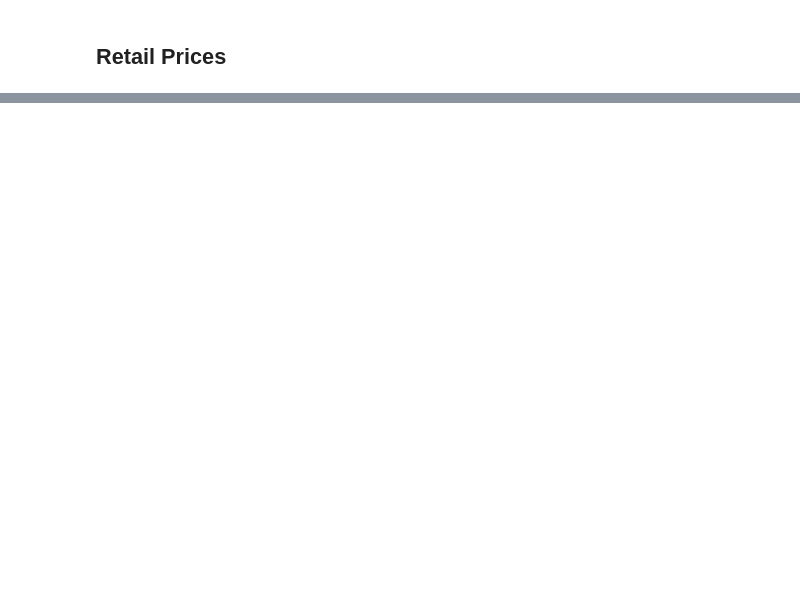
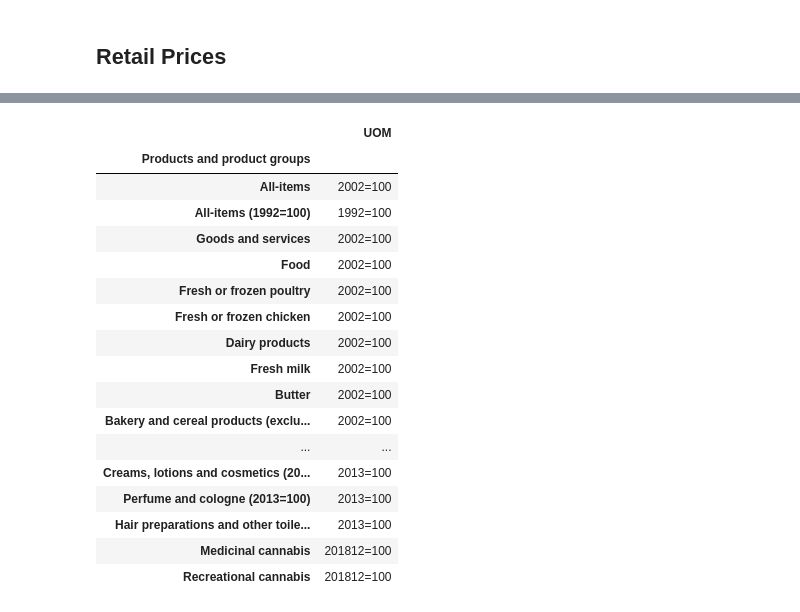
Before and after one commit to ocan-data/OpenCanadaData, a Jupyter notebook: notebooks/RetailPrices.ipynb, the cells around one changed output, grey strips where cells are left out. Cells and saved outputs as stored; diff of their text form; code cells hidden in the pictures; blank space fills up the shorter version.

```diff
--- a/notebooks/RetailPrices.ipynb
+++ b/notebooks/RetailPrices.ipynb
@@ -58,0 +86,21 @@ retail_prices.T
+# %%
+cpi_data[[cpi_dataset.primary_dimension(), 'UOM']].drop_duplicates().set_index(cpi_dataset.primary_dimension())
+# %% [output]
+|  | UOM |
+| Products and product groups |  |
+| All-items | 2002=100 |
+| All-items (1992=100) | 1992=100 |
+| Goods and services | 2002=100 |
+| Food | 2002=100 |
+| Fresh or frozen poultry | 2002=100 |
+| Fresh or frozen chicken | 2002=100 |
+| Dairy products | 2002=100 |
+| Fresh milk | 2002=100 |
+| Butter | 2002=100 |
+| Bakery and cereal products (exclu... | 2002=100 |
+| ... | ... |
+| Creams, lotions and cosmetics (20... | 2013=100 |
+| Perfume and cologne (2013=100) | 2013=100 |
+| Hair preparations and other toile... | 2013=100 |
+| Medicinal cannabis | 201812=100 |
+| Recreational cannabis | 201812=100 |
```
Also changed, not shown: parts of 6 cells of this notebook, 8 other files.
